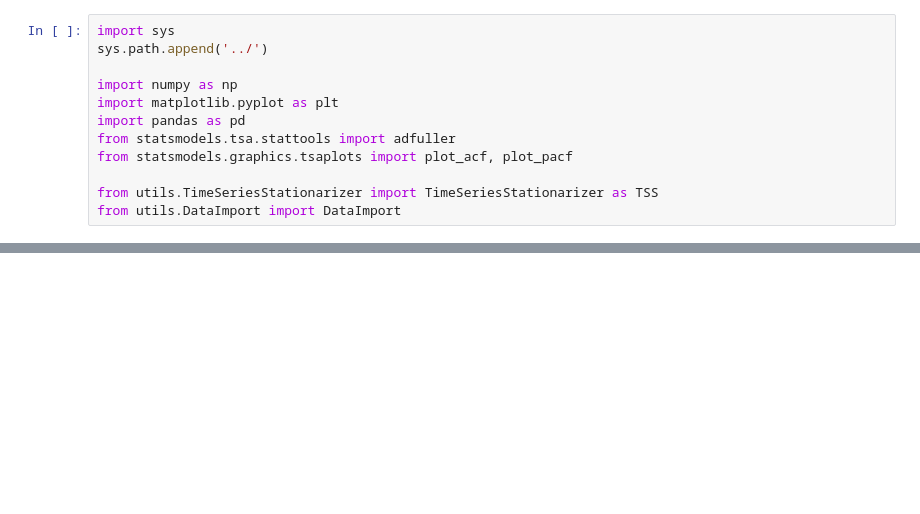
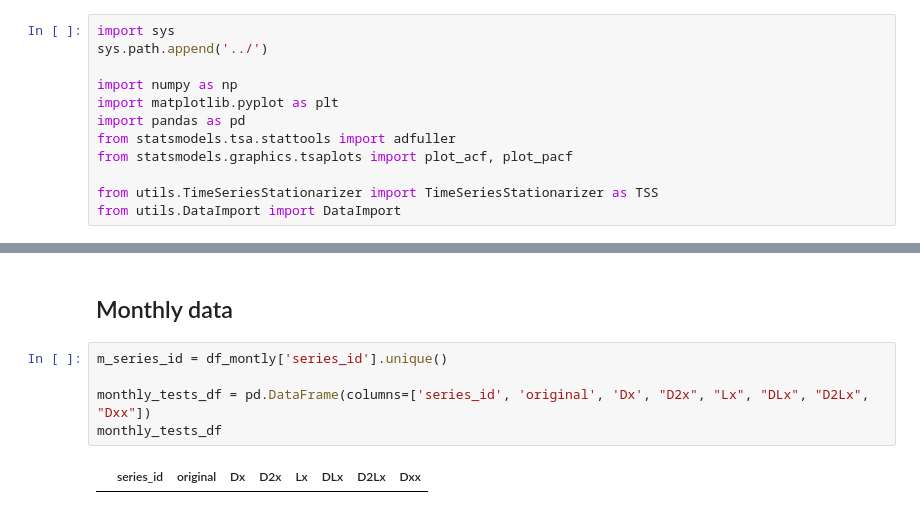
Before and after one commit to andybridger/RBAvsMachine, a Jupyter notebook: Python/notebooks/Transformation_tests.ipynb, the cells around one changed output, grey strips where cells are left out. Saved outputs shown, nothing was run; the diff lists cells and outputs as text; blank space fills up the shorter version.

```diff
--- a/Python/notebooks/Transformation_tests.ipynb
+++ b/Python/notebooks/Transformation_tests.ipynb
@@ -20,0 +35,9 @@ HTTPError: HTTP Error 404: Not Found
+# %% [markdown]
+## Monthly data
+# %%
+m_series_id = df_montly['series_id'].unique()
+
+monthly_tests_df = pd.DataFrame(columns=['series_id', 'original', 'Dx', "D2x", "Lx", "DLx", "D2Lx", "Dxx"])
+monthly_tests_df
+# %% [output]
+|  | series_id | original | Dx | D2x | Lx | DLx | D2Lx | Dxx |
```
Also changed, not shown: parts of 10 cells of this notebook, 4 other files.
